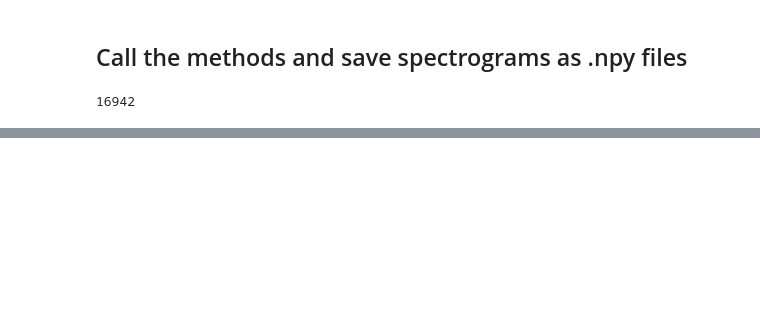
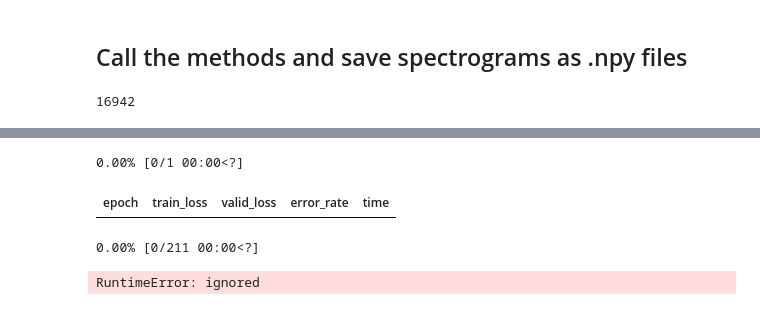
Before and after one commit to Moramor/birdclef-competition, a Jupyter notebook: generate-spectrogram-before.ipynb, the cells around one changed output, grey strips where cells are left out. Drawn from its saved outputs; the diff is of its cells as text; code cells hidden in the pictures; blank space fills up the shorter version.

```diff
--- a/generate-spectrogram-before.ipynb
+++ b/generate-spectrogram-before.ipynb
@@ -292,0 +410,18 @@ Audio(audio_data, rate=framerate, autoplay=True)
+# %%
+tls = TfmdLists(items, [npy_transform], splits=splits)
+# %%
+dls = tls.dataloaders(bs=64)
+# %%
+from torchvision.models import resnet34, resnet50
+opt_func = partial(Adam, lr=slice(3e-3), wd=0.01, eps=1e-8)
+# %%
+
+# define learner and train model
+learn = vision_learner(dls, resnet18, opt_func=opt_func,metrics=error_rate, loss_func=CrossEntropyLossFlat)
+# %%
+learn.fine_tune(10)
+# %% [output]
+0.00% [0/1 00:00<?]
+| epoch | train_loss | valid_loss | error_rate | time |
+0.00% [0/211 00:00<?]
+RuntimeError: ignored
```
Also changed, not shown: parts of 32 cells of this notebook.
